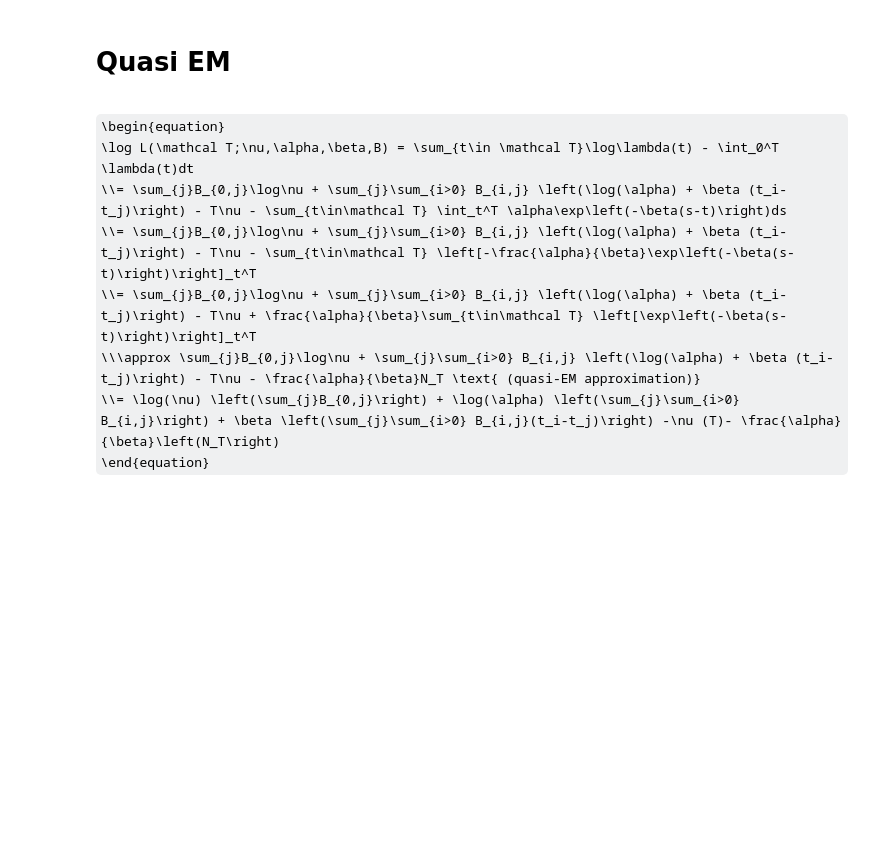
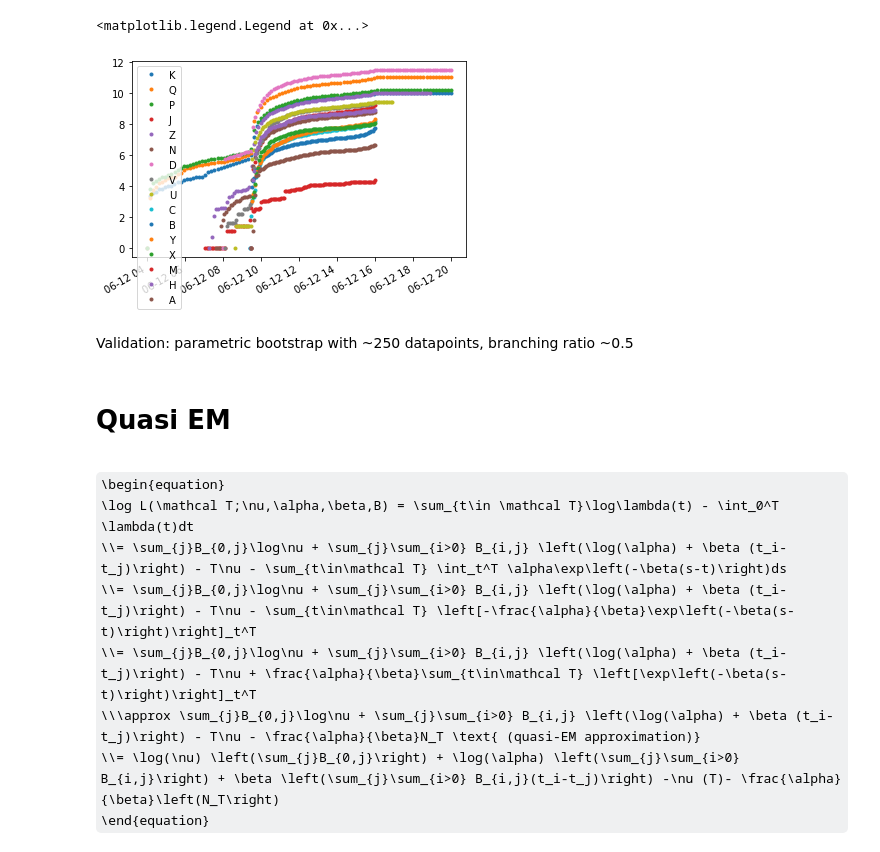
Before and after one commit to odenpetersen/order-book-hawkes, a Jupyter notebook: analysis/Fast EM.ipynb, the cells around one changed output. Drawn from its saved outputs; the diff is of its cells as text; code cells hidden in the pictures; some formulas as TeX source; blank space fills up the shorter version.

```diff
--- a/analysis/Fast EM.ipynb
+++ b/analysis/Fast EM.ipynb
@@ -13,3 +48,15 @@ events = trades.EX.factorize()[0]#*3 + (np.sign(trades.PRICE.diff().fillna(0))+1
+# %%
+exchanges = trades.EX.unique()
+# %%
+for ex in exchanges:
+    ex_times = trades[trades.EX==ex].index
+    np.log(pd.Series(1,index=ex_times).cumsum().asof(pd.date_range(ex_times.min(),ex_times.max(),100))).plot(label=ex,linestyle='',marker='.')
+plt.legend()
+# %% [output]
+<matplotlib.legend.Legend at 0x...>
+[figure, added]
+# %% [markdown]
+Validation: parametric bootstrap with ~250 datapoints, branching ratio ~0.5
 # %% [markdown]
 # Quasi EM
 # %% [markdown]
```
Also changed, not shown: parts of 116 cells of this notebook, 14 other files.
